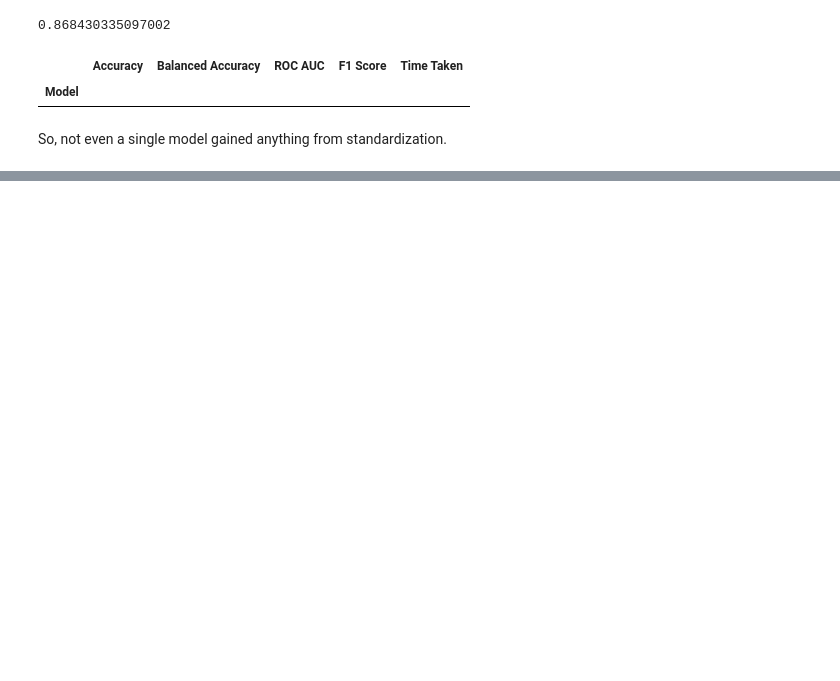
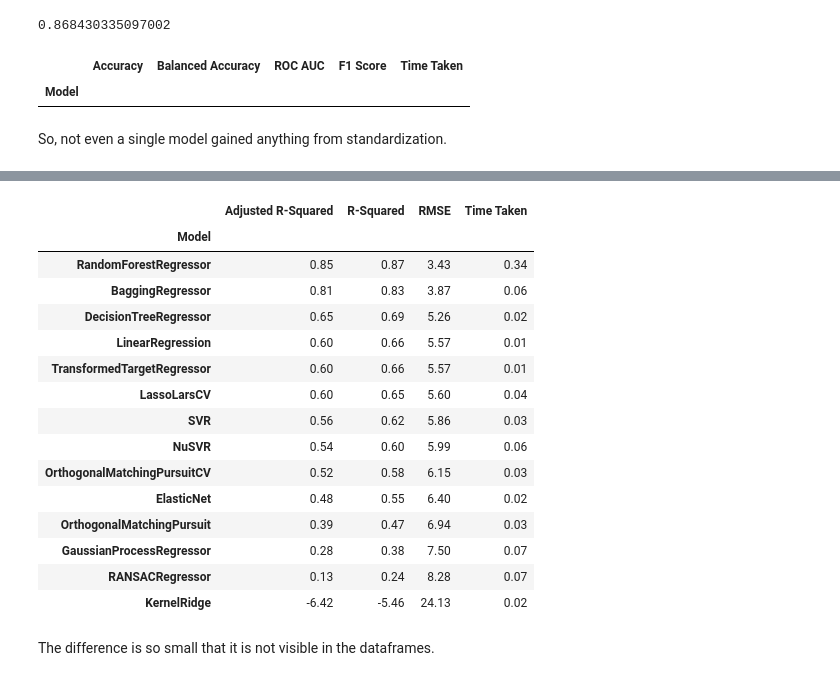
Before and after one commit to Yasir323/lazy-import, a Jupyter notebook: Lazy_Import_and_Pyforest.ipynb, the cells around one changed output, grey strips where cells are left out. Drawn from its saved outputs; the diff is of its cells as text; code cells hidden in the pictures; blank space fills up the shorter version.

```diff
--- a/Lazy_Import_and_Pyforest.ipynb
+++ b/Lazy_Import_and_Pyforest.ipynb
@@ -204,0 +287,2 @@ So, not even a single model gained anything from standardization.
+# %%
+mask = (models4['RMSE'] < models3['RMSE'])
@@ -204,0 +291,19 @@ So, not even a single model gained anything from standardization.
+# %%
+models4.loc[mask]
+# %% [output]
+|  | Adjusted R-Squared | R-Squared | RMSE | Time Taken |
+| Model |  |  |  |  |
+| RandomForestRegressor | 0.85 | 0.87 | 3.43 | 0.34 |
+| BaggingRegressor | 0.81 | 0.83 | 3.87 | 0.06 |
+| DecisionTreeRegressor | 0.65 | 0.69 | 5.26 | 0.02 |
+| LinearRegression | 0.60 | 0.66 | 5.57 | 0.01 |
+| TransformedTargetRegressor | 0.60 | 0.66 | 5.57 | 0.01 |
+| LassoLarsCV | 0.60 | 0.65 | 5.60 | 0.04 |
+| SVR | 0.56 | 0.62 | 5.86 | 0.03 |
+| NuSVR | 0.54 | 0.60 | 5.99 | 0.06 |
+| OrthogonalMatchingPursuitCV | 0.52 | 0.58 | 6.15 | 0.03 |
+| ElasticNet | 0.48 | 0.55 | 6.40 | 0.02 |
+| OrthogonalMatchingPursuit | 0.39 | 0.47 | 6.94 | 0.03 |
+| GaussianProcessRegressor | 0.28 | 0.38 | 7.50 | 0.07 |
+| RANSACRegressor | 0.13 | 0.24 | 8.28 | 0.07 |
+| KernelRidge | -6.42 | -5.46 | 24.13 | 0.02 |
@@ -204,0 +312,2 @@ So, not even a single model gained anything from standardization.
+# %% [markdown]
+The difference is so small that it is not visible in the dataframes.
```
Also changed, not shown: parts of 23 cells of this notebook.
